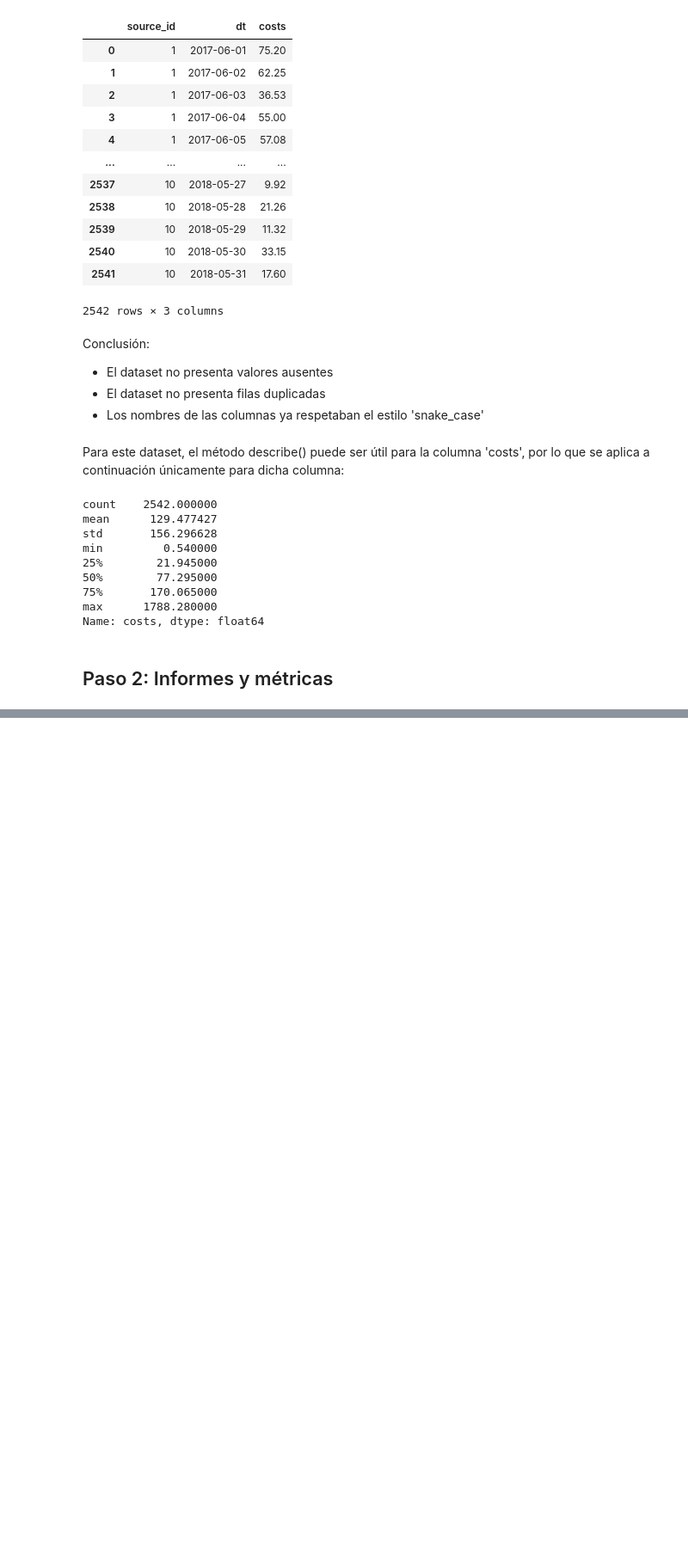
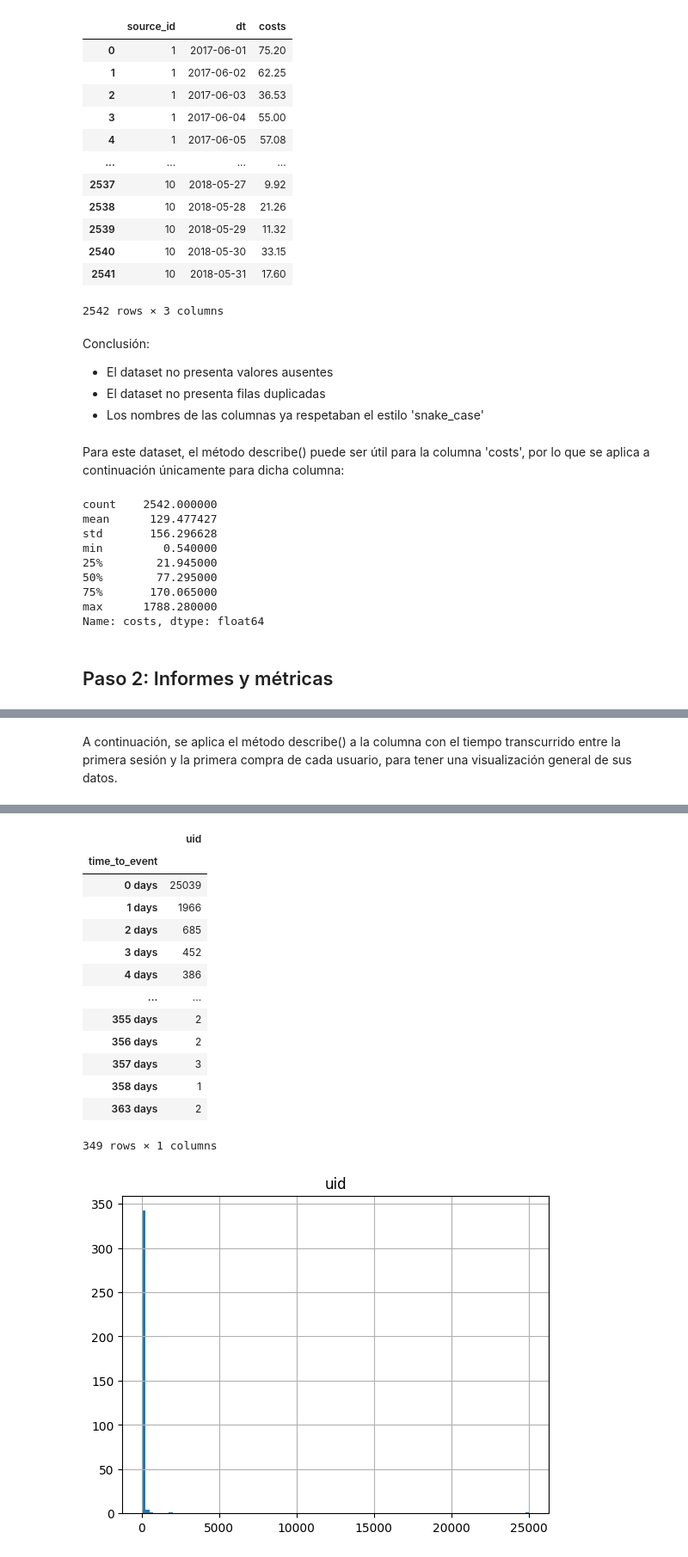
Before and after one commit to EmilioGonzalez29/TT-Project-S8, a Jupyter notebook: project.ipynb, the cells around one changed output, grey strips where cells are left out. Shown: that part at 86% size. Drawn from its saved outputs; the diff is of its cells as text; code cells hidden in the pictures; blank space fills up the shorter version.

```diff
--- a/project.ipynb
+++ b/project.ipynb
@@ -311,0 +474,19 @@ Name: costs, dtype: float64
+# %%
+#Extraigo de la columna de buy_ts la fecha y la guardo en una nueva columna
+df_orders['buy_date'] = df_orders['buy_ts'].dt.date
+df_orders['buy_date'] = pd.to_datetime(df_orders['buy_date'])
+
+#Genero un Series con las fechas de la primera compra por usuario
+first_order_date = df_orders.groupby('uid')['buy_date'].min()
+first_order_date.name = 'first_order_date'
+
+#Genero un Series con la fecha de la primera sesión de cada usuario
+first_session = df_visits.groupby('uid')['session_date'].min()
+first_session.name = 'first_session_date'
+
+#Uno el DataFrame de visitas con los dos Series anteriores
+df_visits_with_first_session = df_visits.merge(first_session, on='uid')
+
+df_visits_full = df_visits_with_first_session.merge(first_order_date, on='uid', how='outer')
+print(df_visits_full.info())
+df_visits_full.head()
@@ -311,0 +520,4 @@ Name: costs, dtype: float64
+# %%
+#Calculo en una nueva columna el tiempo transcurrido entre la primera sesión y la primera compra de cada usuario
+df_visits_full['time_to_event'] = df_visits_full['first_order_date'] - df_visits_full['first_session_date']
+df_visits_full.sample(5)
@@ -311,0 +531,11 @@ Name: costs, dtype: float64
+# %% [markdown]
+A continuación, se aplica el método describe() a la columna con el tiempo transcurrido entre la primera sesión y la primera compra de cada usuario, para tener una visualización general de sus datos.
+# %%
+#Aplico el método describe() para visualizar los datos
+display(df_visits_full['time_to_event'].describe())
+
+#Agrupo por 'time_to_event' y calculo la cantidad de usuarios únicos para cada categoría. Trazo un histograma para visualizar gráficamente el Series.
+display(df_visits_full.groupby('time_to_event').agg({'uid':'nunique'}))
+df_visits_full.groupby('time_to_event').agg({'uid':'nunique'}).hist(bins=100)
+plt.show()
+# %% [output]
@@ -311,0 +551,15 @@ Name: costs, dtype: float64
+|  | uid |
+| time_to_event |  |
+| 0 days | 25039 |
+| 1 days | 1966 |
+| 2 days | 685 |
+| 3 days | 452 |
+| 4 days | 386 |
+| ... | ... |
+| 355 days | 2 |
+| 356 days | 2 |
+| 357 days | 3 |
+| 358 days | 1 |
+| 363 days | 2 |
+349 rows × 1 columns
+[figure, added]
```
Also changed, not shown: parts of 105 cells of this notebook, 2 other files.
